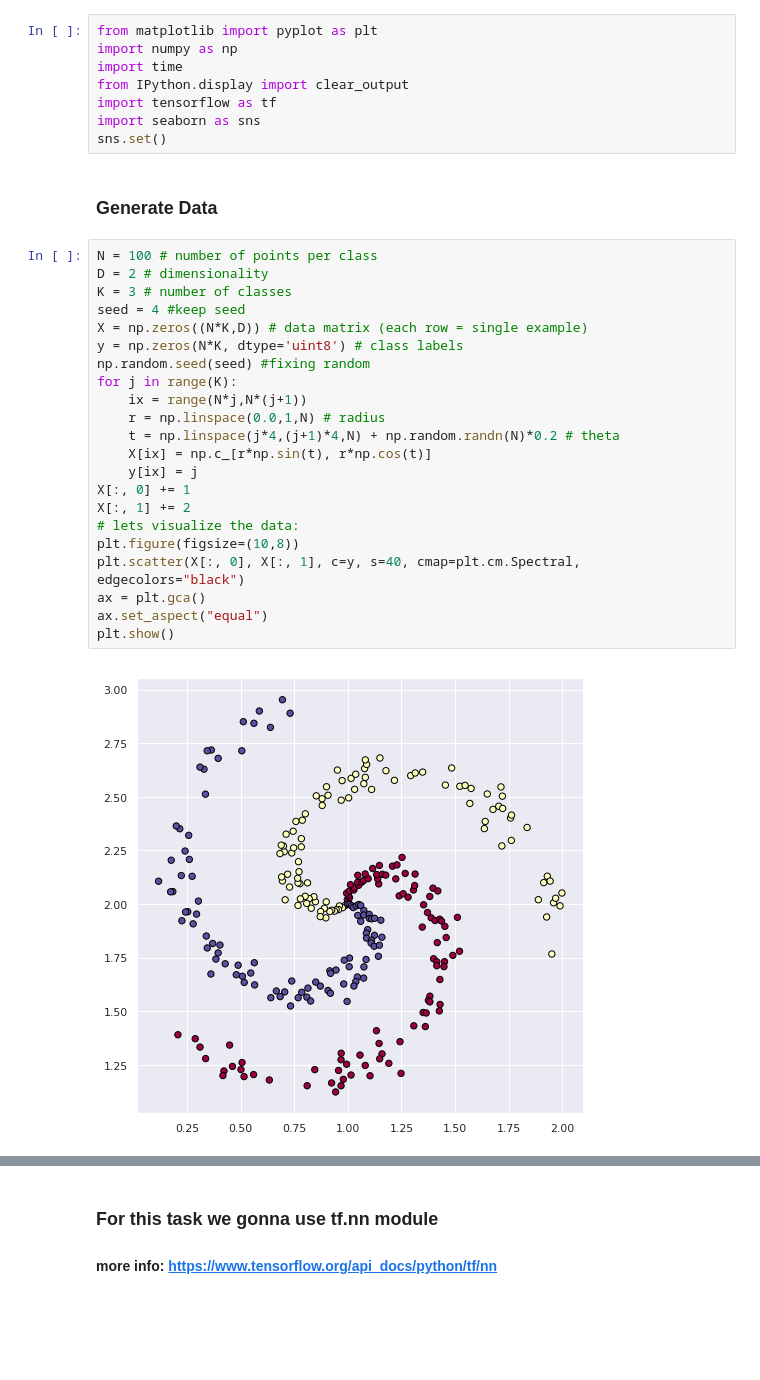
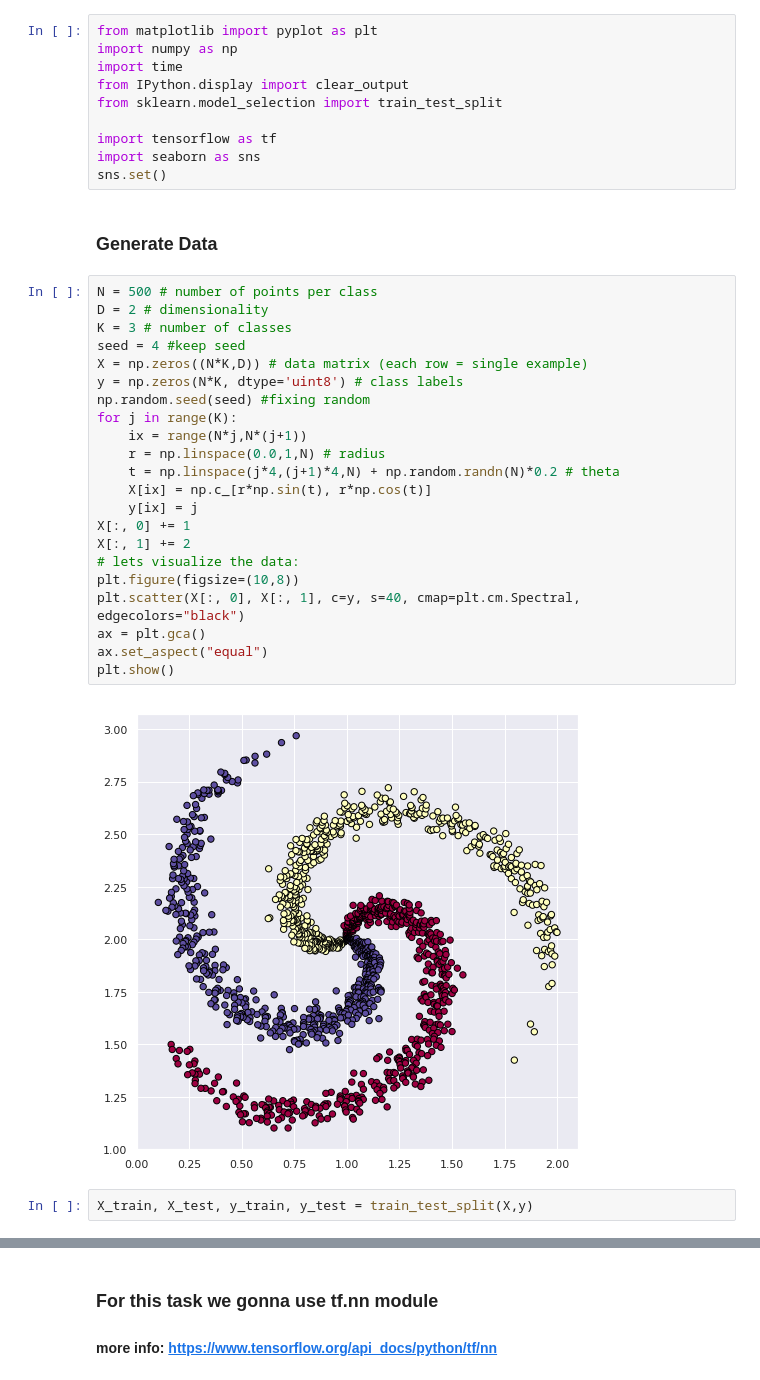
Before and after one commit to garikdza/ISTC_ML_course, a Jupyter notebook: Tensorflow/Simple_models/Simple_NN_with_tf.ipynb, the cells around one changed output, grey strips where cells are left out. Cells and saved outputs as stored; diff of their text form; blank space fills up the shorter version.

Commit message:
Bugfix in Simple NN model

```diff
--- a/Tensorflow/Simple_models/Simple_NN_with_tf.ipynb
+++ b/Tensorflow/Simple_models/Simple_NN_with_tf.ipynb
@@ -3,32 +3,36 @@ from matplotlib import pyplot as plt
 import numpy as np
 import time
 from IPython.display import clear_output
+from sklearn.model_selection import train_test_split
+
 import tensorflow as tf
 import seaborn as sns
 sns.set()
 # %% [markdown]
 ### Generate Data
 # %%
-N = 100 # number of points per class
+N = 500 # number of points per class
 D = 2 # dimensionality
 K = 3 # number of classes
 seed = 4 #keep seed
 X = np.zeros((N*K,D)) # data matrix (each row = single example)
 y = np.zeros(N*K, dtype='uint8') # class labels
 np.random.seed(seed) #fixing random
 for j in range(K):
     ix = range(N*j,N*(j+1))
     r = np.linspace(0.0,1,N) # radius
     t = np.linspace(j*4,(j+1)*4,N) + np.random.randn(N)*0.2 # theta
     X[ix] = np.c_[r*np.sin(t), r*np.cos(t)]
     y[ix] = j
 X[:, 0] += 1
 X[:, 1] += 2
 # lets visualize the data:
 plt.figure(figsize=(10,8))
 plt.scatter(X[:, 0], X[:, 1], c=y, s=40, cmap=plt.cm.Spectral, edgecolors="black")
 ax = plt.gca()
 ax.set_aspect("equal")
 plt.show()
 # %% [output]
-[figure, old version]
+[figure, new version]
+# %%
+X_train, X_test, y_train, y_test = train_test_split(X,y)
```
Also changed, not shown: parts of 7 cells of this notebook, 1 other file.
